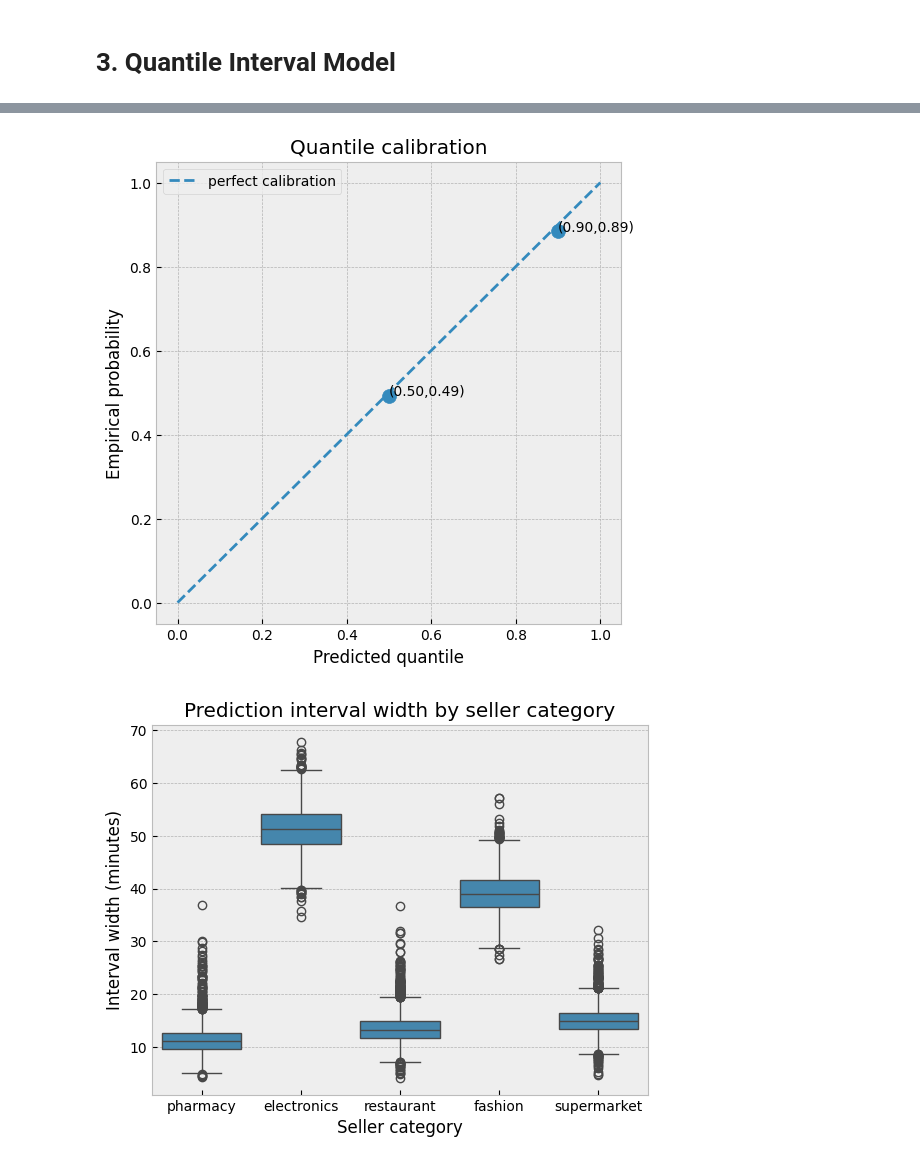
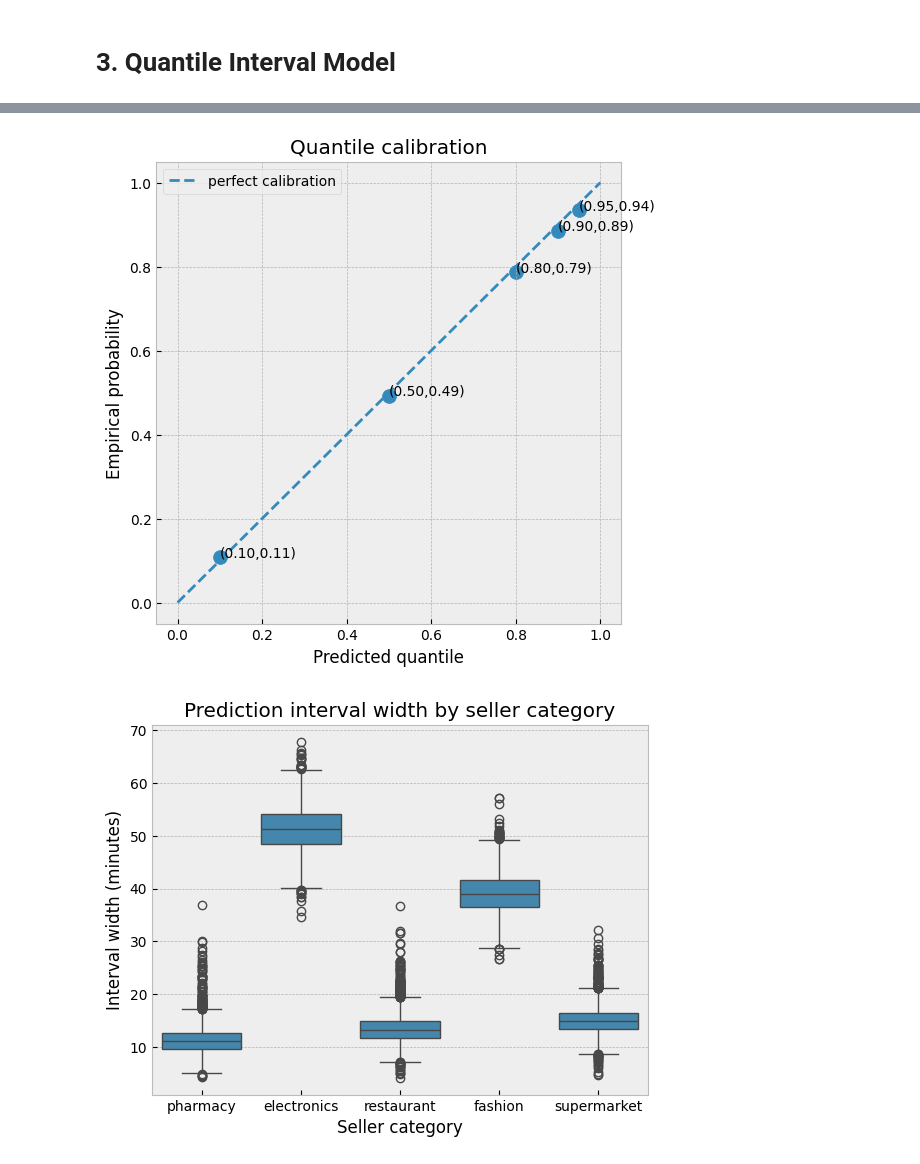
Before and after one commit to andres-troiano/shipping-delivery-promise, a Jupyter notebook: notebooks/results_demo.ipynb, the cells around one changed output, grey strips where cells are left out. Cells and saved outputs as stored; diff of their text form; code cells hidden in the pictures.

```diff
--- a/notebooks/results_demo.ipynb
+++ b/notebooks/results_demo.ipynb
@@ -264,31 +265,34 @@ plt.show()
 # %%
 import numpy as np
 import matplotlib.pyplot as plt
 
-quantiles = [0.5, 0.9]
+quantiles = [0.1, 0.5, 0.8, 0.9, 0.95]
 empirical = [
+    (interval_predictions_val["actual_lead_time_minutes"] <= interval_predictions_val["pred_q10"]).mean(),
     (interval_predictions_val["actual_lead_time_minutes"] <= interval_predictions_val["pred_q50"]).mean(),
-    (interval_predictions_val["actual_lead_time_minutes"] <= interval_predictions_val["pred_q90"]).mean()
+    (interval_predictions_val["actual_lead_time_minutes"] <= interval_predictions_val["pred_q80"]).mean(),
+    (interval_predictions_val["actual_lead_time_minutes"] <= interval_predictions_val["pred_q90"]).mean(),
+    (interval_predictions_val["actual_lead_time_minutes"] <= interval_predictions_val["pred_q95"]).mean()
 ]
 
 plt.figure(figsize=(6,6))
 
 plt.plot([0,1],[0,1], linestyle="--", label="perfect calibration")
 
 plt.scatter(quantiles, empirical, s=100)
 
 for q,e in zip(quantiles, empirical):
     plt.text(q, e, f"({q:.2f},{e:.2f})")
 
 plt.xlabel("Predicted quantile")
 plt.ylabel("Empirical probability")
 
 plt.title("Quantile calibration")
 plt.legend()
 
 plt.show()
 # %% [output]
-[figure, old version]
+[figure, new version]
 # %%
 import seaborn as sns
 
```
Also changed, not shown: parts of 2 cells of this notebook, 2 other files.
